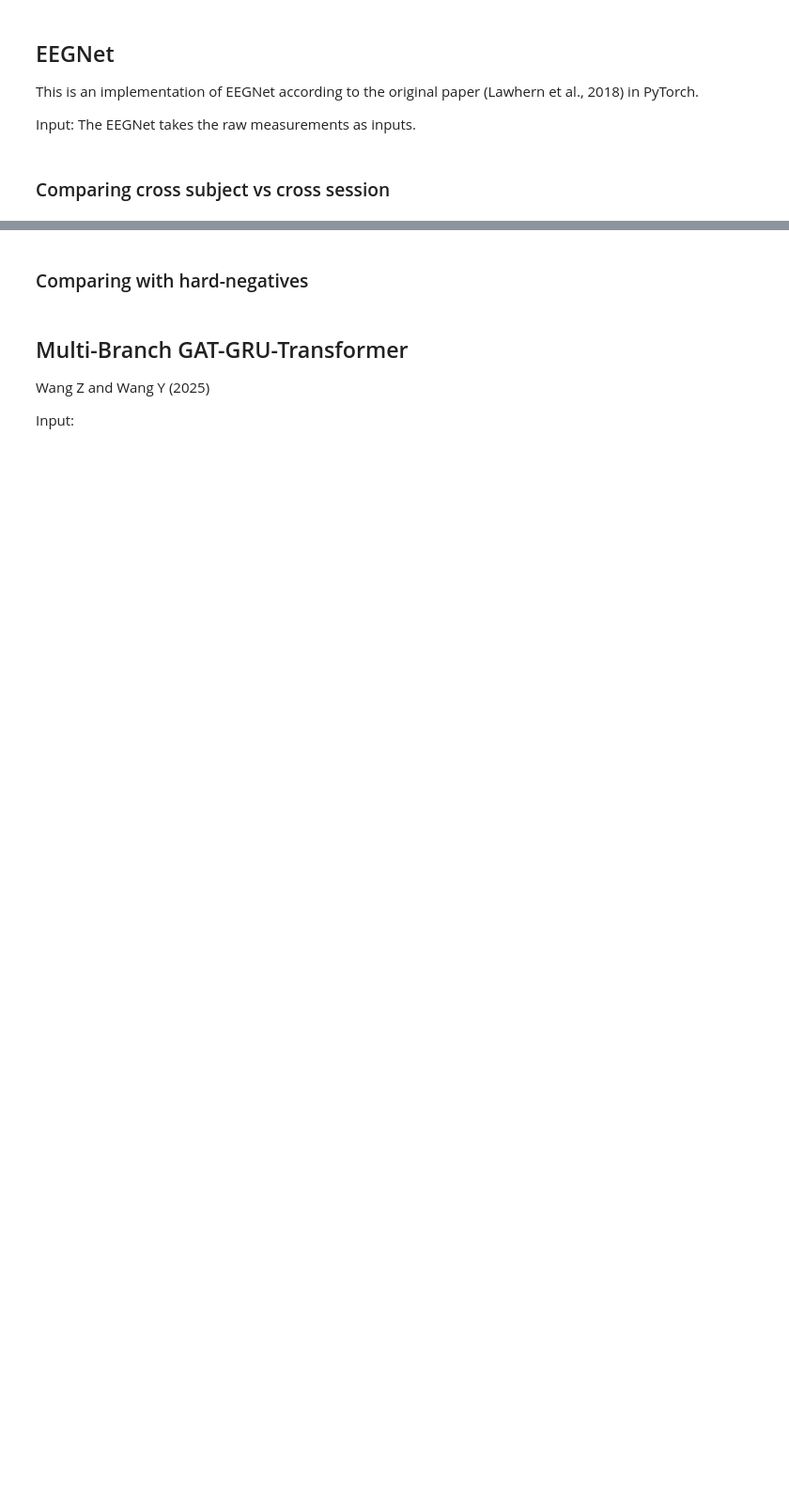
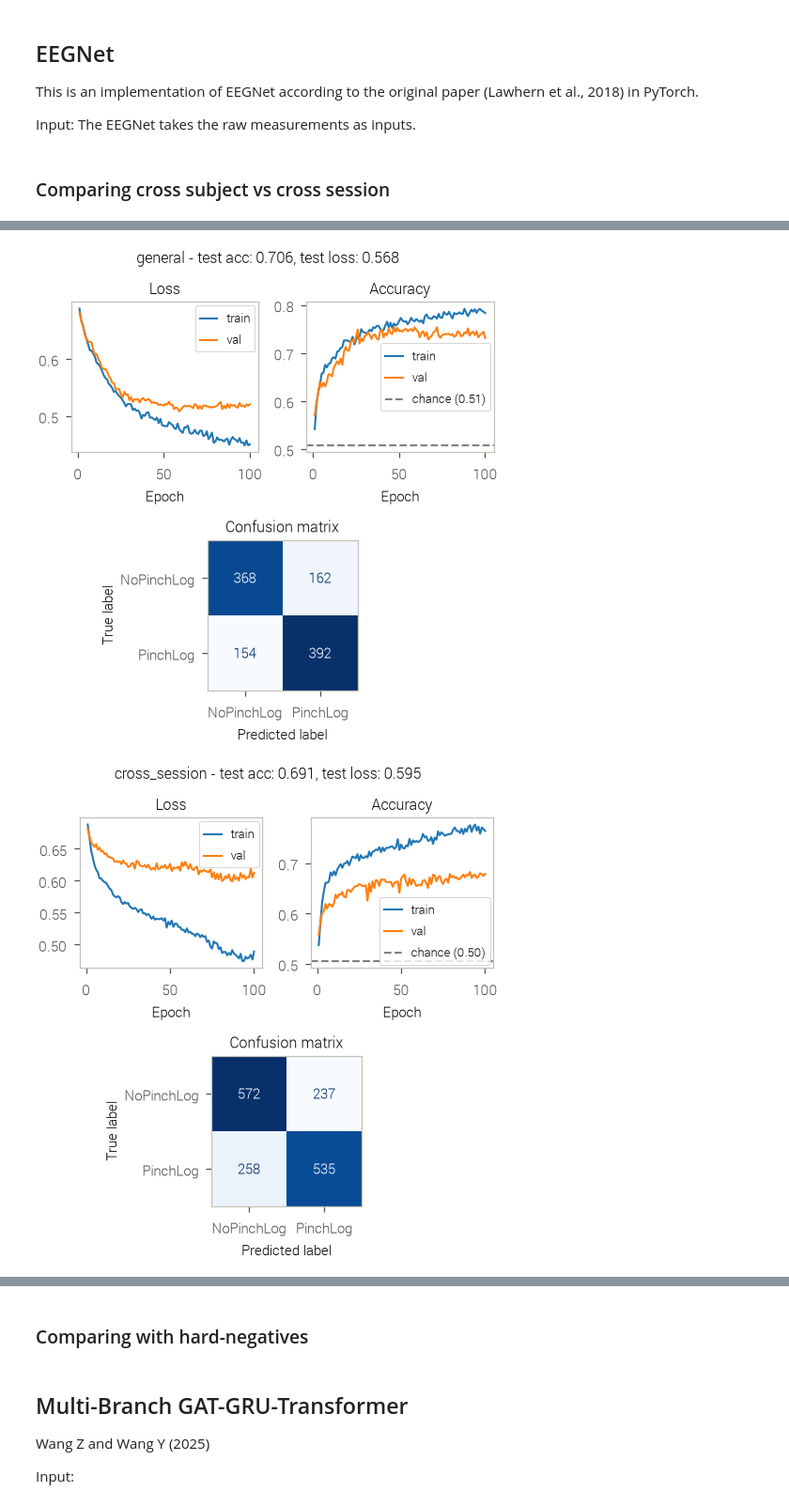
Before and after one commit to baeriswyln/VIBE, a Jupyter notebook: DataAnalysis/15_classification.ipynb, the cells around one changed output, grey strips where cells are left out. Shown at 94% size. Saved outputs shown, nothing was run; the diff lists cells and outputs as text; code cells hidden in the pictures; blank space fills up the shorter version.

```diff
--- a/DataAnalysis/15_classification.ipynb
+++ b/DataAnalysis/15_classification.ipynb
@@ -455,7 +448,7 @@ def plot_run(result, run_name="run", save_path=None):
     fig, axd = plt.subplot_mosaic([["loss", "acc"], ["cm", "cm"]], figsize=(COL_W, 3.6), layout="constrained")
     axes = [axd["loss"], axd["acc"], axd["cm"]]
     fig.suptitle(
-        f"{run_name} ﷿﷿﷿ test acc: {result['test_accuracy']:.3f}, "
+        f"{run_name} - test acc: {result['test_accuracy']:.3f}, "
         f"test loss: {result['test_loss']:.3f}"
     )
 
@@ -634,6 +609,9 @@ Confusion matrix (rows = true, cols = predicted):
 # %%
-# _ = plot_run(results_general, run_name="general")
-# _ = plot_run(results_cross_session, run_name="cross_session")
+_ = plot_run(results_general, run_name="general")
+_ = plot_run(results_cross_session, run_name="cross_session")
+# %% [output]
+[figure, added]
+[figure, added]
 # %%
 def plot_leave_one_out_run(results):
     fig, ax = plt.subplots(figsize=(COL_W, 1.9), layout="constrained")
```
Also changed, not shown: parts of 19 cells of this notebook, 14 other files.
